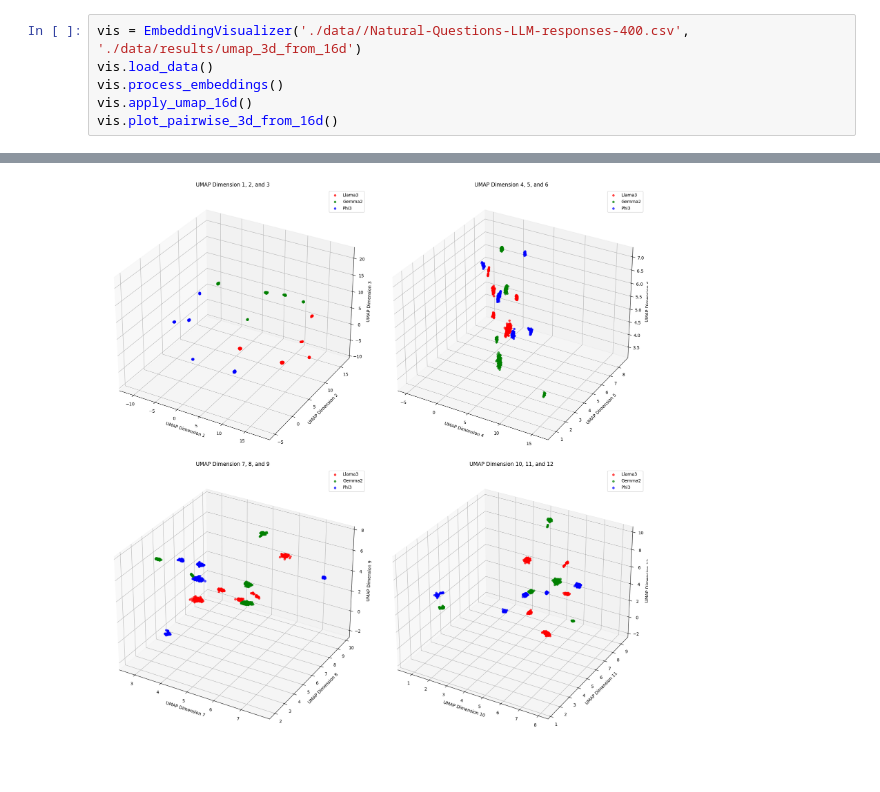
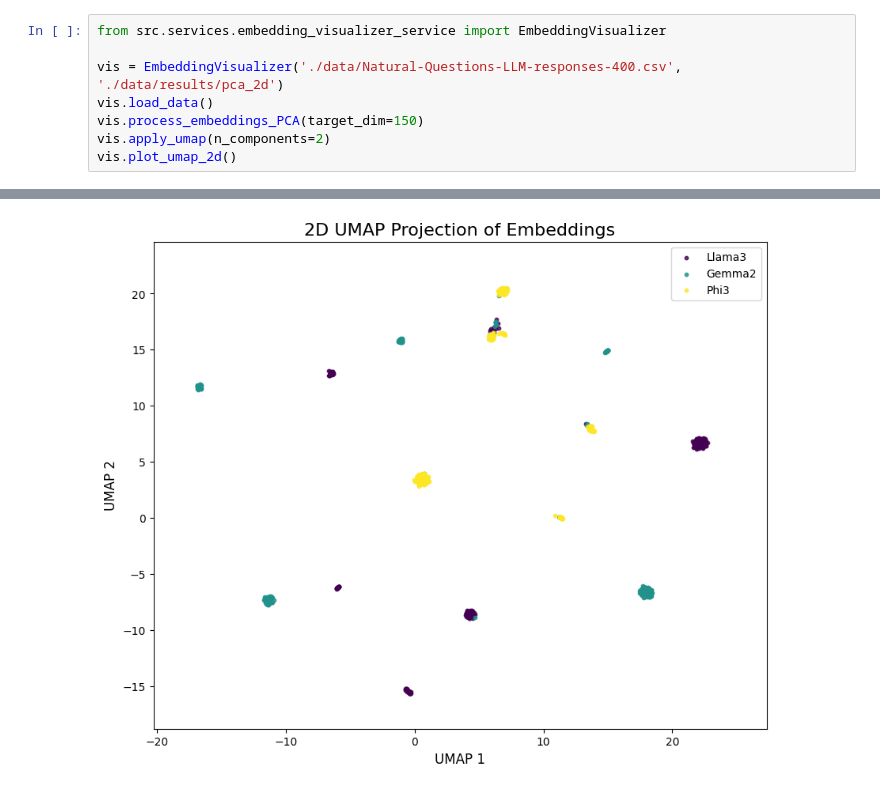
Before and after one commit to imaxfp/llm-hallucinations-detector-framework, a Jupyter notebook: main.ipynb, the cells around one changed output, grey strips where cells are left out. Saved outputs shown, nothing was run; the diff lists cells and outputs as text.

```diff
--- a/main.ipynb
+++ b/main.ipynb
@@ -57,7 +43,9 @@ vis.plot_umap_3d()
 # %%
-vis = EmbeddingVisualizer('./data//Natural-Questions-LLM-responses-400.csv', './data/results/umap_3d_from_16d')
+from src.services.embedding_visualizer_service import EmbeddingVisualizer
+
+vis = EmbeddingVisualizer('./data/Natural-Questions-LLM-responses-400.csv', './data/results/pca_2d')
 vis.load_data()
-vis.process_embeddings()
-vis.apply_umap_16d()
-vis.plot_pairwise_3d_from_16d()
+vis.process_embeddings_PCA(target_dim=150)
+vis.apply_umap(n_components=2)
+vis.plot_umap_2d()
 # %% [output]
@@ -73 +62 @@ vis.plot_pairwise_3d_from_16d()
-[figure, old version]
+[figure, new version]
```
Also changed, not shown: parts of 7 cells of this notebook, 12 other files.
